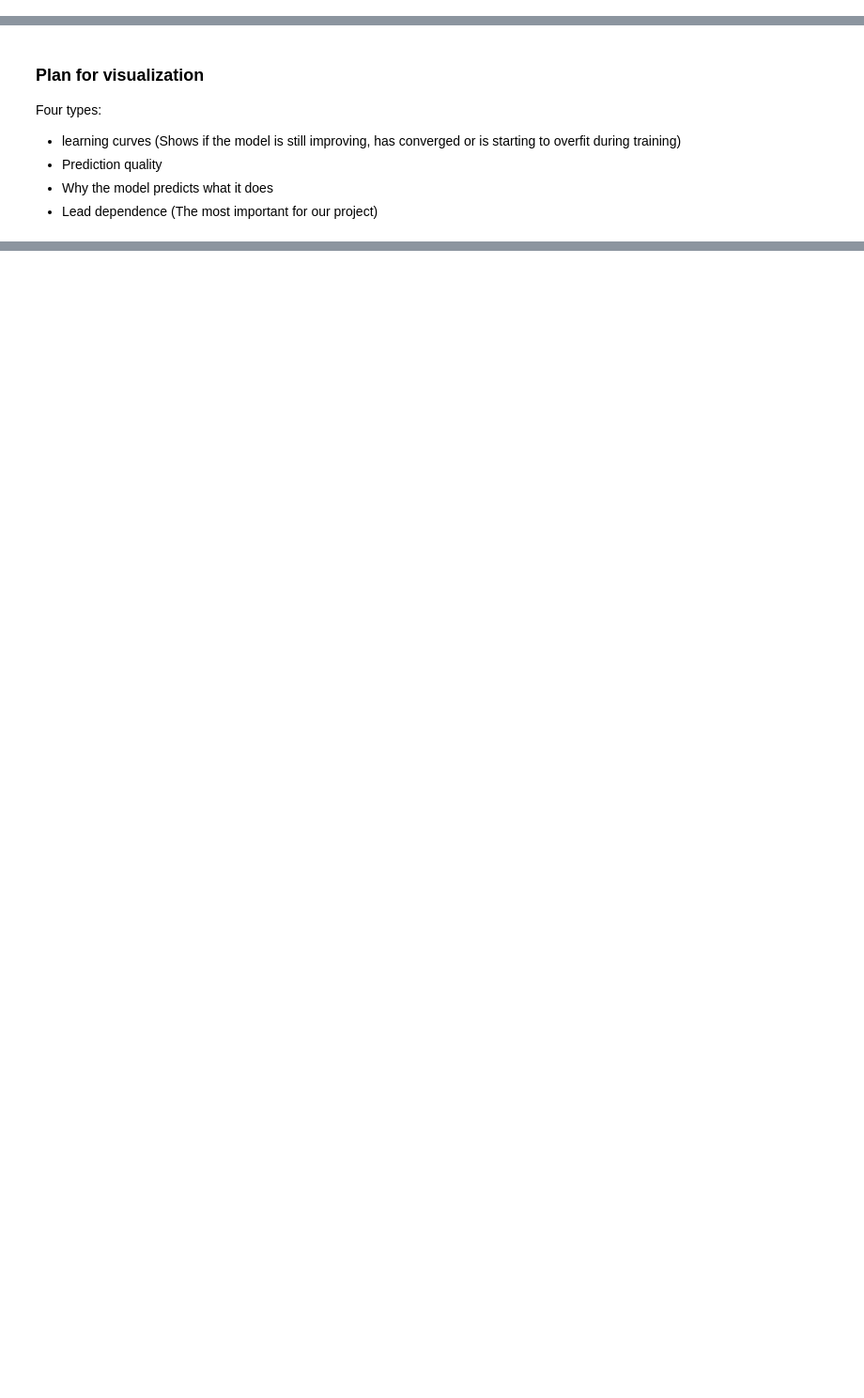
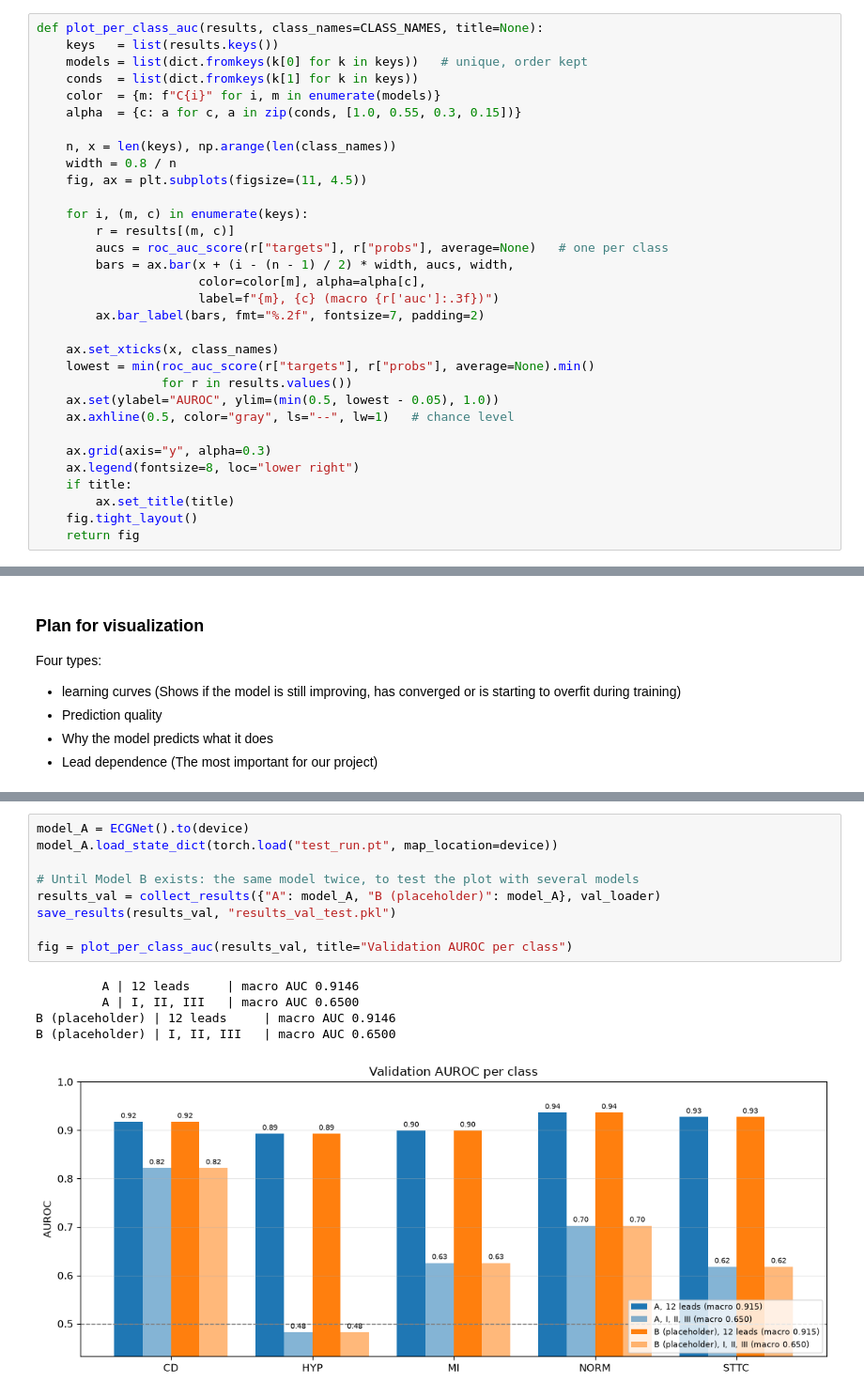
Before and after one commit to theojohnhenry/DML-project, a Jupyter notebook: ProjectNotebook.ipynb, the cells around one changed output, grey strips where cells are left out. Shown at 94% size. Cells and saved outputs as stored; diff of their text form; blank space fills up the shorter version.

```diff
--- a/ProjectNotebook.ipynb
+++ b/ProjectNotebook.ipynb
@@ -377,3 +418,35 @@ def train_model(model, train_loader, val_loader, epochs=30, lr=1e-3,
+# %%
+def plot_per_class_auc(results, class_names=CLASS_NAMES, title=None):
+    keys   = list(results.keys())
+    models = list(dict.fromkeys(k[0] for k in keys))   # unique, order kept
+    conds  = list(dict.fromkeys(k[1] for k in keys))
+    color  = {m: f"C{i}" for i, m in enumerate(models)}
+    alpha  = {c: a for c, a in zip(conds, [1.0, 0.55, 0.3, 0.15])}
+
+    n, x = len(keys), np.arange(len(class_names))
+    width = 0.8 / n
+    fig, ax = plt.subplots(figsize=(11, 4.5))
+
+    for i, (m, c) in enumerate(keys):
+        r = results[(m, c)]
+        aucs = roc_auc_score(r["targets"], r["probs"], average=None)   # one per class
+        bars = ax.bar(x + (i - (n - 1) / 2) * width, aucs, width,
+                      color=color[m], alpha=alpha[c],
+                      label=f"{m}, {c} (macro {r['auc']:.3f})")
+        ax.bar_label(bars, fmt="%.2f", fontsize=7, padding=2)
+
+    ax.set_xticks(x, class_names)
+    lowest = min(roc_auc_score(r["targets"], r["probs"], average=None).min()
+                 for r in results.values())
+    ax.set(ylabel="AUROC", ylim=(min(0.5, lowest - 0.05), 1.0))
+    ax.axhline(0.5, color="gray", ls="--", lw=1)   # chance level
+
+    ax.grid(axis="y", alpha=0.3)
+    ax.legend(fontsize=8, loc="lower right")
+    if title:
+        ax.set_title(title)
+    fig.tight_layout()
+    return fig
 # %% [markdown]
 Below is a quick test to see if the model runs as hoped
 # %%
@@ -432,0 +503,15 @@ Four types:
+# %%
+model_A = ECGNet().to(device)
+model_A.load_state_dict(torch.load("test_run.pt", map_location=device))
+
+# Until Model B exists: the same model twice, to test the plot with several models
+results_val = collect_results({"A": model_A, "B (placeholder)": model_A}, val_loader)
+save_results(results_val, "results_val_test.pkl")
+
+fig = plot_per_class_auc(results_val, title="Validation AUROC per class")
+# %% [output]
+         A | 12 leads     | macro AUC 0.9146
+         A | I, II, III   | macro AUC 0.6500
+B (placeholder) | 12 leads     | macro AUC 0.9146
+B (placeholder) | I, II, III   | macro AUC 0.6500
+[figure, added]
```
Also changed, not shown: parts of 16 cells of this notebook, 5 other files.
